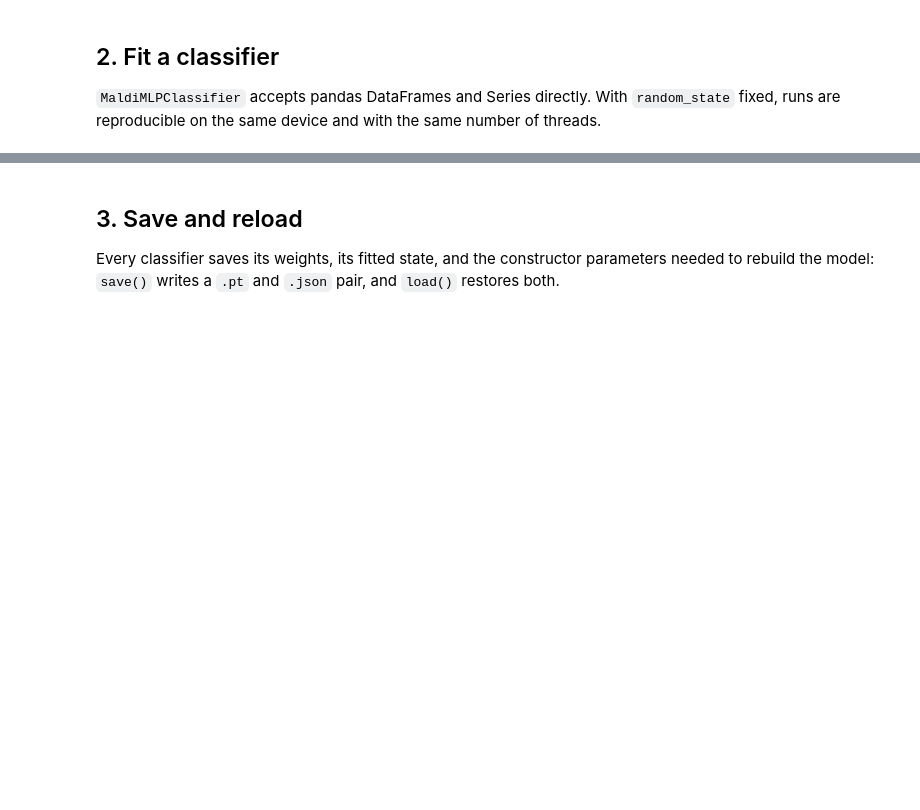
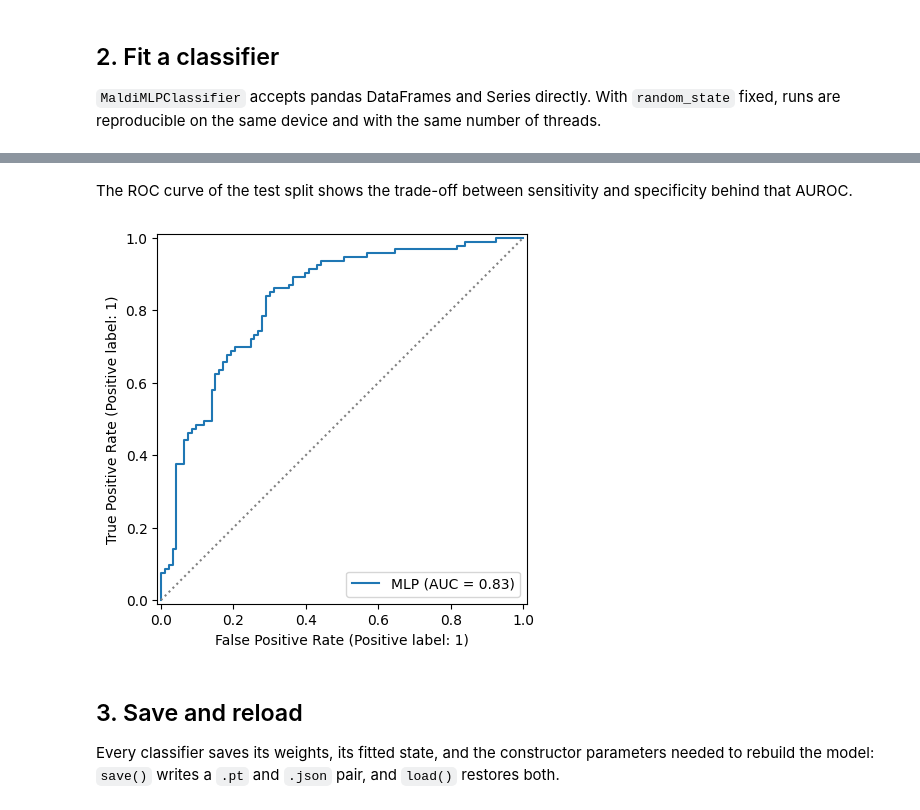
Before and after one commit to EttoreRocchi/MaldiDeepKit, a Jupyter notebook: notebooks/01_quick_start.ipynb, the cells around one changed output, grey strips where cells are left out. Saved outputs shown, nothing was run; the diff lists cells and outputs as text; code cells hidden in the pictures; blank space fills up the shorter version.

Commit message:
[docs] add figures to tutorials, docs CI

```diff
--- a/notebooks/01_quick_start.ipynb
+++ b/notebooks/01_quick_start.ipynb
@@ -55,3 +55,14 @@ array([[0.35430822, 0.64569175],
+# %% [markdown]
+The ROC curve of the test split shows the trade-off between sensitivity and specificity behind that AUROC.
+# %%
+import matplotlib.pyplot as plt
+from sklearn.metrics import RocCurveDisplay
+
+RocCurveDisplay.from_predictions(y_te, proba[:, 1], name='MLP')
+plt.plot([0, 1], [0, 1], ls=':', color='grey')
+plt.show()
+# %% [output]
+[figure, added]
 # %% [markdown]
 ## 3. Save and reload
 
```
Also changed, not shown: parts of 3 cells of this notebook, 15 other files.
